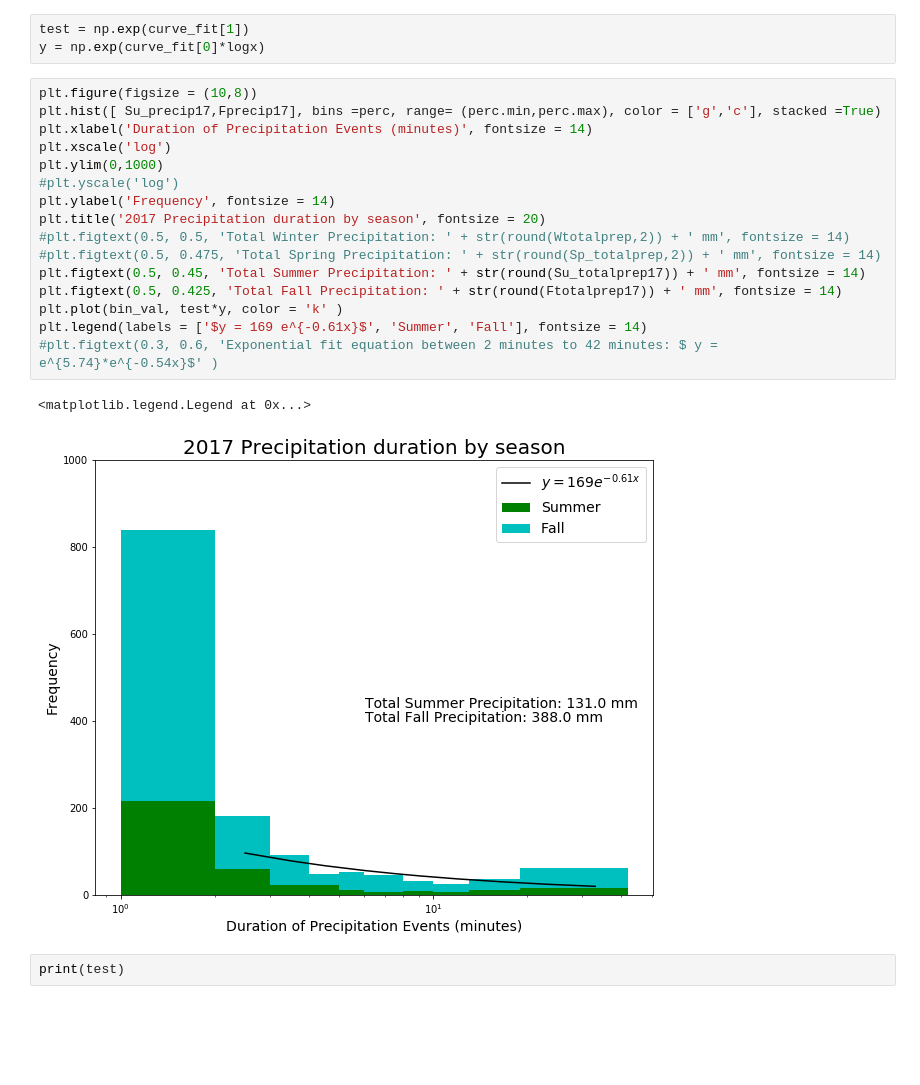
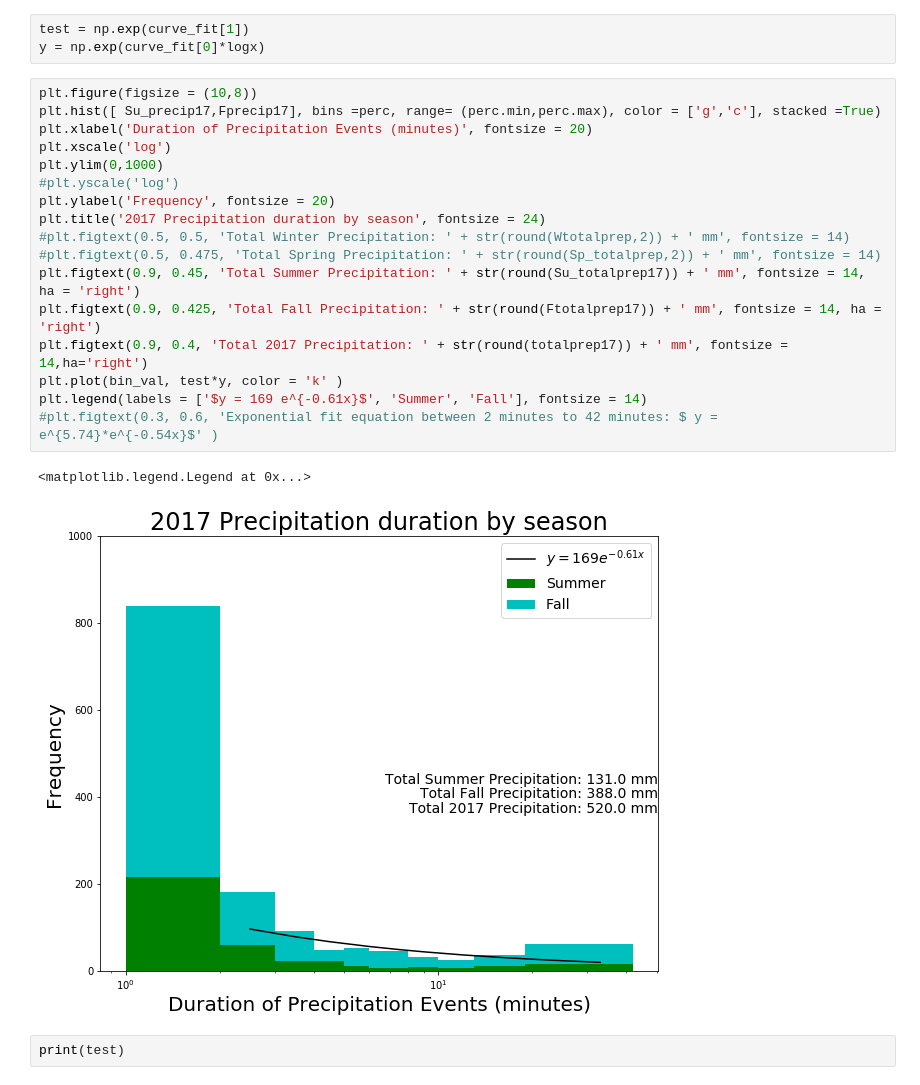
Before and after one commit to zhangt3-e/senior_thesis, a Jupyter notebook: Code/exponentials.ipynb, the cells around one changed output. Cells and saved outputs as stored; diff of their text form; blank space fills up the shorter version.

```diff
--- a/Code/exponentials.ipynb
+++ b/Code/exponentials.ipynb
@@ -211,22 +212,23 @@ y = np.exp(curve_fit[0]*logx)
 # %%
 plt.figure(figsize = (10,8))
 plt.hist([ Su_precip17,Fprecip17], bins =perc, range= (perc.min,perc.max), color = ['g','c'], stacked =True)
-plt.xlabel('Duration of Precipitation Events (minutes)', fontsize = 14)
+plt.xlabel('Duration of Precipitation Events (minutes)', fontsize = 20)
 plt.xscale('log')
 plt.ylim(0,1000)
 #plt.yscale('log')
-plt.ylabel('Frequency', fontsize = 14)
-plt.title('2017 Precipitation duration by season', fontsize = 20)
+plt.ylabel('Frequency', fontsize = 20)
+plt.title('2017 Precipitation duration by season', fontsize = 24)
 #plt.figtext(0.5, 0.5, 'Total Winter Precipitation: ' + str(round(Wtotalprep,2)) + ' mm', fontsize = 14)
 #plt.figtext(0.5, 0.475, 'Total Spring Precipitation: ' + str(round(Sp_totalprep,2)) + ' mm', fontsize = 14)
-plt.figtext(0.5, 0.45, 'Total Summer Precipitation: ' + str(round(Su_totalprep17)) + ' mm', fontsize = 14)
-plt.figtext(0.5, 0.425, 'Total Fall Precipitation: ' + str(round(Ftotalprep17)) + ' mm', fontsize = 14)
+plt.figtext(0.9, 0.45, 'Total Summer Precipitation: ' + str(round(Su_totalprep17)) + ' mm', fontsize = 14, ha = 'right')
+plt.figtext(0.9, 0.425, 'Total Fall Precipitation: ' + str(round(Ftotalprep17)) + ' mm', fontsize = 14, ha = 'right')
+plt.figtext(0.9, 0.4, 'Total 2017 Precipitation: ' + str(round(totalprep17)) + ' mm', fontsize = 14,ha='right')
 plt.plot(bin_val, test*y, color = 'k' )
 plt.legend(labels = ['$y = 169 e^{-0.61x}$', 'Summer', 'Fall'], fontsize = 14)
 #plt.figtext(0.3, 0.6, 'Exponential fit equation between 2 minutes to 42 minutes: $ y = e^{5.74}*e^{-0.54x}$' )
 # %% [output]
 <matplotlib.legend.Legend at 0x...>
-[figure, old version]
+[figure, new version]
 # %%
 print(test)
 # %% [output]
```
Also changed, not shown: parts of 3 cells of this notebook, 5 other files.
